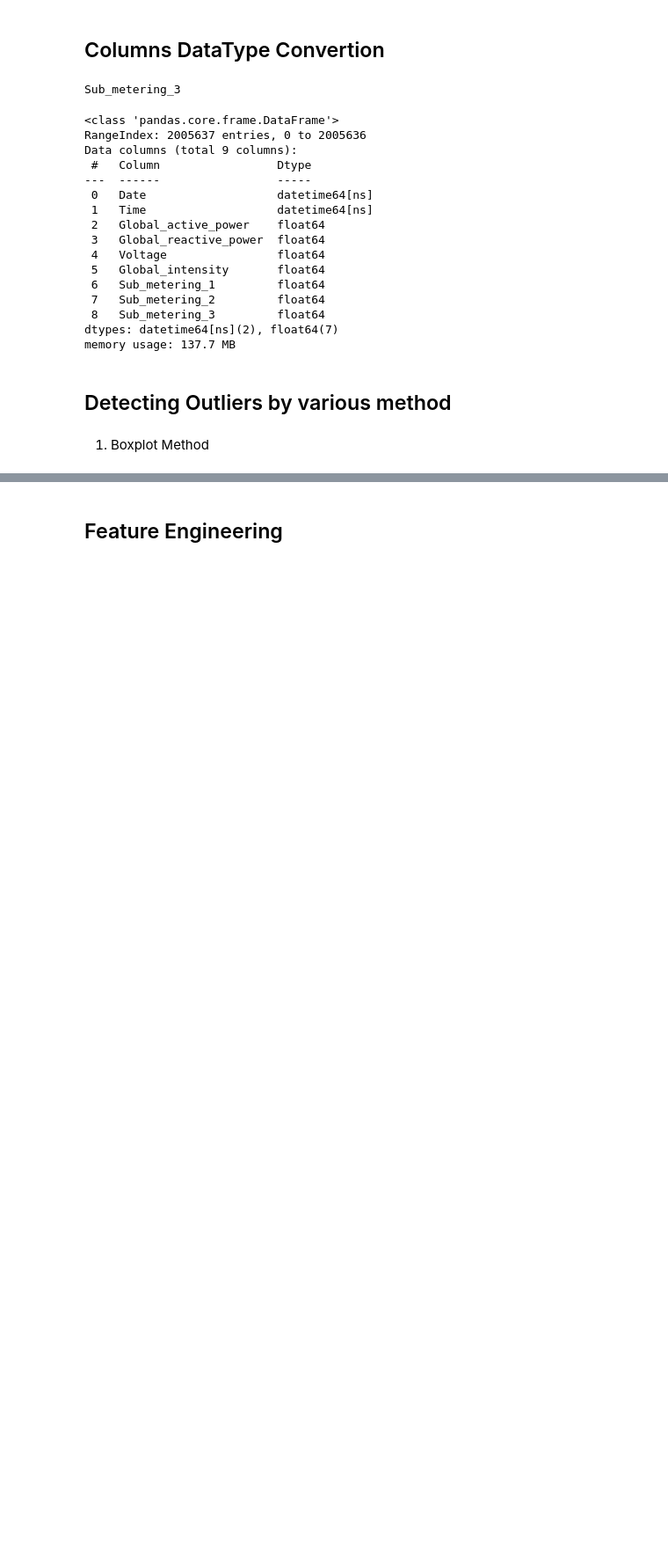
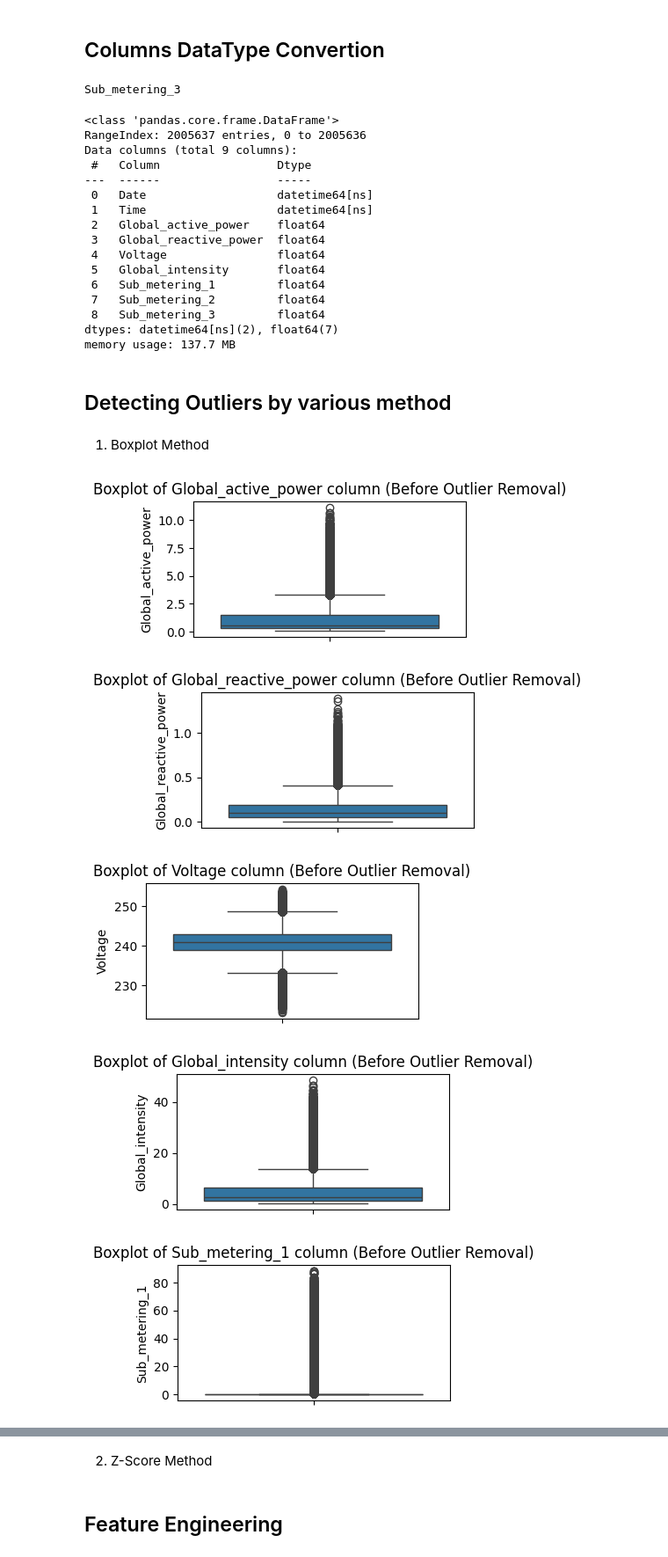
Before and after one commit to Kamalesh-Gandhi/PowerPulse-Energy-Consumption-Prediction-Model, a Jupyter notebook: Data_PreProcessing.ipynb, the cells around one changed output, grey strips where cells are left out. Shown at 88% size. Saved outputs shown, nothing was run; the diff lists cells and outputs as text; code cells hidden in the pictures; blank space fills up the shorter version.

```diff
--- a/Data_PreProcessing.ipynb
+++ b/Data_PreProcessing.ipynb
@@ -213,7 +209,13 @@ memory usage: 137.7 MB
 # %%
 # ✅ Visualizing Outliers using Boxplot
 for i in Float_columns:
-    plt.figure(figsize=(6, 3))
+    plt.figure(figsize=(4, 2))
     sns.boxplot(data=df[i])
     plt.title(f"Boxplot of {i} column (Before Outlier Removal)")
     plt.show()
+# %% [output]
+[figure, added]
+[figure, added]
+[figure, added]
+[figure, added]
+[figure, added]
@@ -220,2 +224,4 @@ for i in Float_columns:
+# %% [markdown]
+2) Z-Score Method
 # %% [markdown]
 ## Feature Engineering
```
Also changed, not shown: parts of 3 cells of this notebook.
